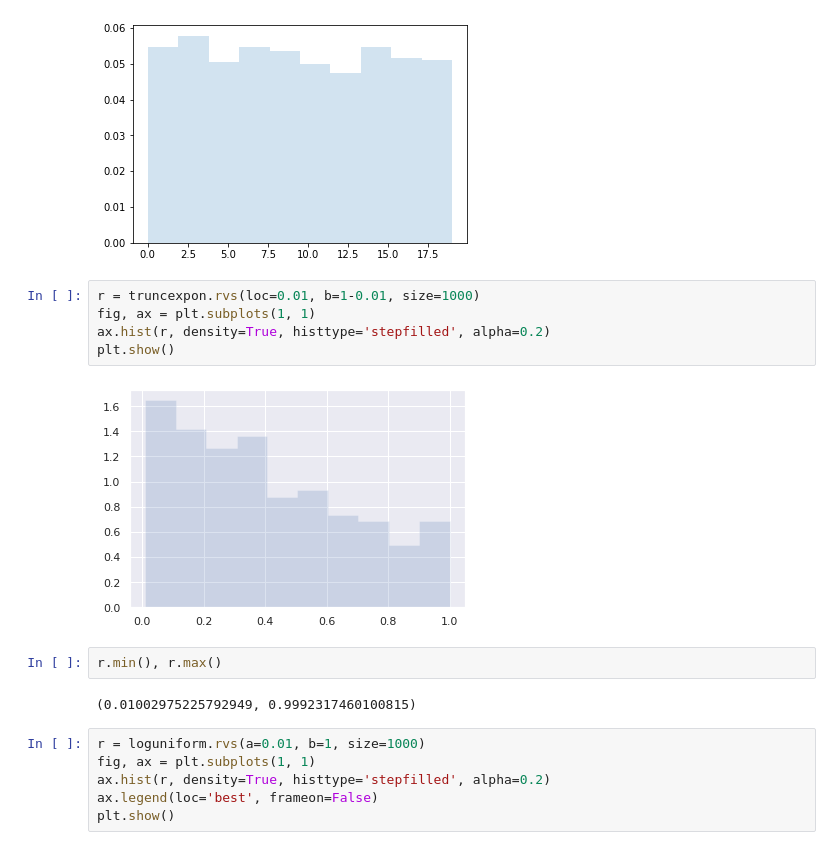
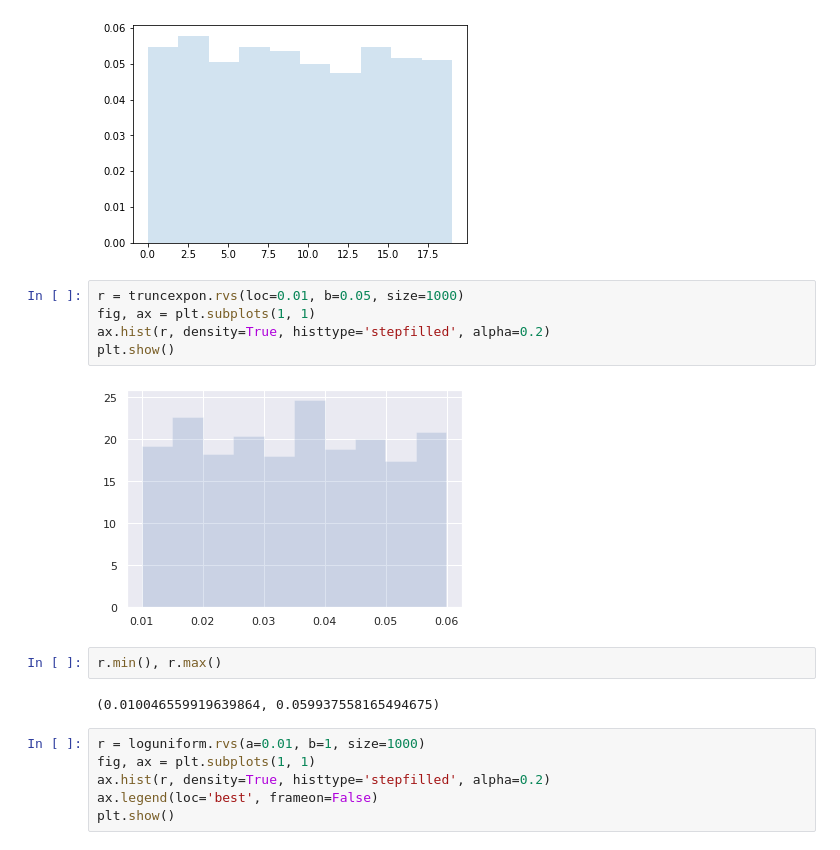
Before and after one commit to Albert-GM/TFM, a Jupyter notebook: notebooks/testing_distributions.ipynb, the cells around one changed output. Cells and saved outputs as stored; diff of their text form.

```diff
--- a/notebooks/testing_distributions.ipynb
+++ b/notebooks/testing_distributions.ipynb
@@ -70,16 +70,16 @@ plt.show()
 No handles with labels found to put in legend.
 [figure]
 # %%
-r = truncexpon.rvs(loc=0.01, b=1-0.01, size=1000)
+r = truncexpon.rvs(loc=0.01, b=0.05, size=1000)
 fig, ax = plt.subplots(1, 1)
 ax.hist(r, density=True, histtype='stepfilled', alpha=0.2)
 plt.show()
 # %% [output]
-[figure, old version]
+[figure, new version]
 # %%
 r.min(), r.max()
 # %% [output]
-(0.01002975225792949, 0.9992317460100815)
+(0.010046559919639864, 0.059937558165494675)
 # %%
 r = loguniform.rvs(a=0.01, b=1, size=1000)
 fig, ax = plt.subplots(1, 1)
```
Also changed, not shown: 26 other files.
